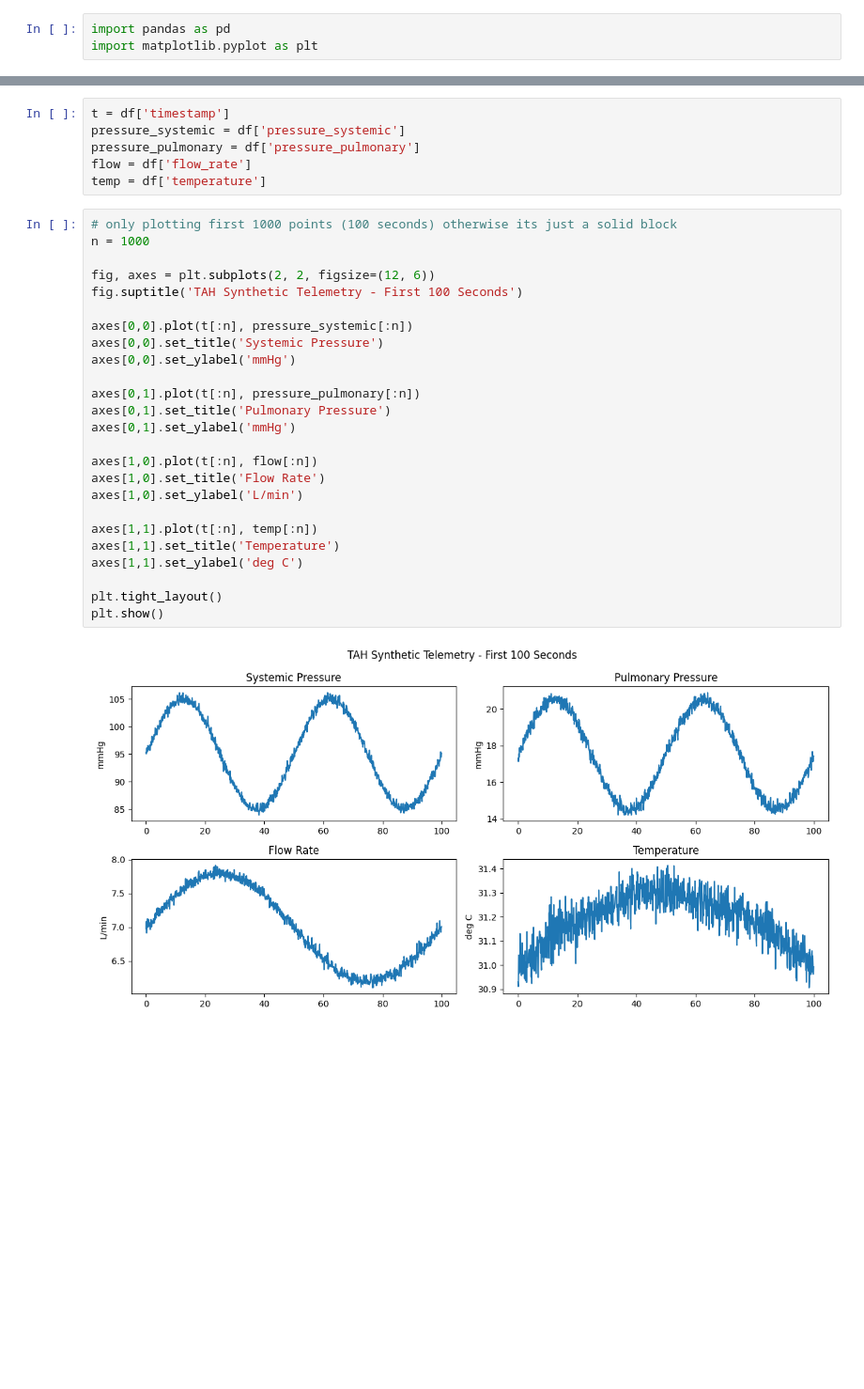
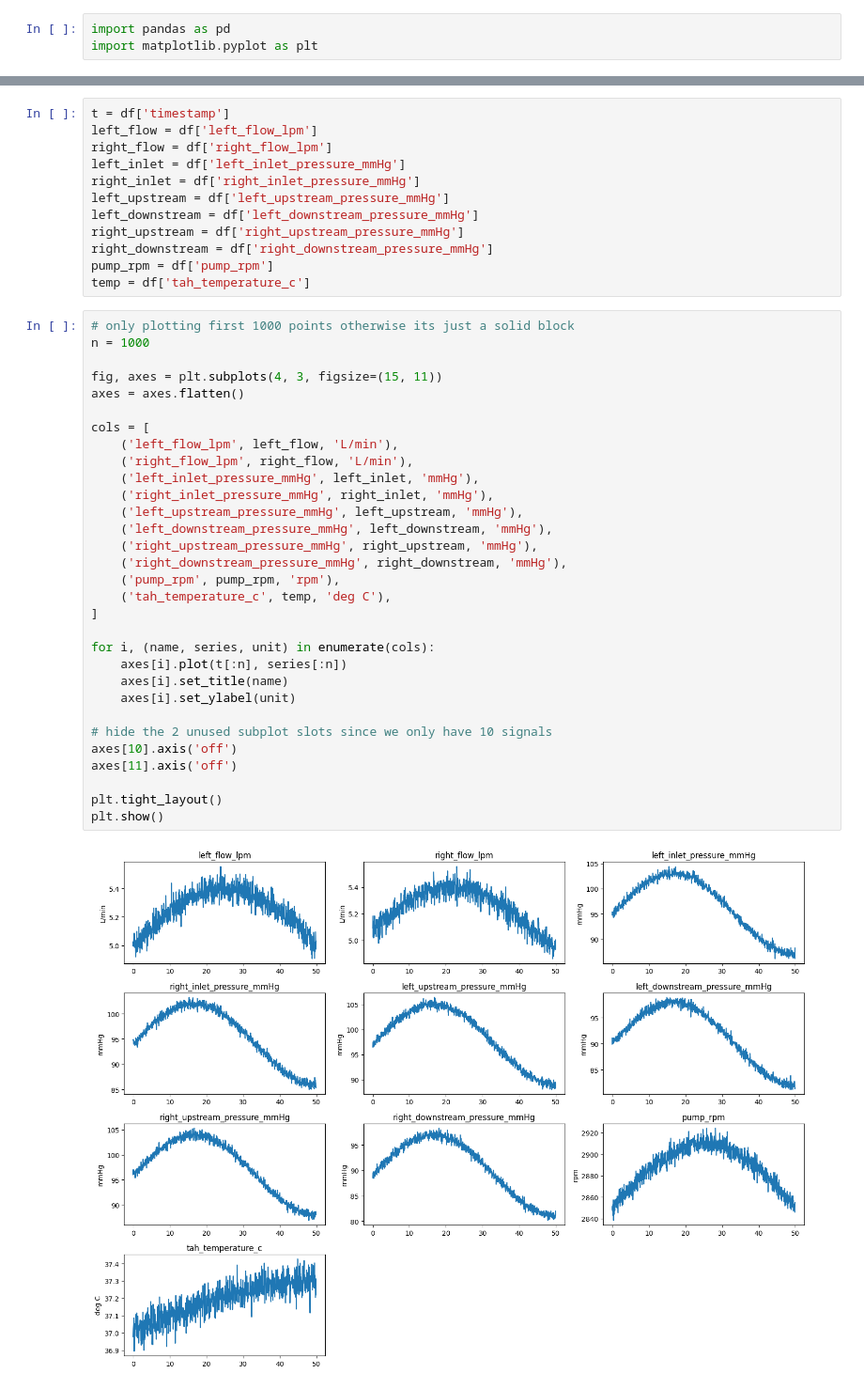
Before and after one commit to MBH-UNSW/Mbh-ml, a Jupyter notebook: SDG/SDG_visualiser.ipynb, the cells around one changed output, grey strips where cells are left out. Shown at 94% size. Drawn from its saved outputs; the diff is of its cells as text; blank space fills up the shorter version.

```diff
--- a/SDG/SDG_visualiser.ipynb
+++ b/SDG/SDG_visualiser.ipynb
@@ -16,33 +13,45 @@ df.head()
 # %%
 t = df['timestamp']
-pressure_systemic = df['pressure_systemic']
-pressure_pulmonary = df['pressure_pulmonary']
-flow = df['flow_rate']
-temp = df['temperature']
+left_flow = df['left_flow_lpm']
+right_flow = df['right_flow_lpm']
+left_inlet = df['left_inlet_pressure_mmHg']
+right_inlet = df['right_inlet_pressure_mmHg']
+left_upstream = df['left_upstream_pressure_mmHg']
+left_downstream = df['left_downstream_pressure_mmHg']
+right_upstream = df['right_upstream_pressure_mmHg']
+right_downstream = df['right_downstream_pressure_mmHg']
+pump_rpm = df['pump_rpm']
+temp = df['tah_temperature_c']
 # %%
-# only plotting first 1000 points (100 seconds) otherwise its just a solid block
+# only plotting first 1000 points otherwise its just a solid block
 n = 1000
 
-fig, axes = plt.subplots(2, 2, figsize=(12, 6))
-fig.suptitle('TAH Synthetic Telemetry - First 100 Seconds')
+fig, axes = plt.subplots(4, 3, figsize=(15, 11))
+axes = axes.flatten()
 
-axes[0,0].plot(t[:n], pressure_systemic[:n])
-axes[0,0].set_title('Systemic Pressure')
-axes[0,0].set_ylabel('mmHg')
+cols = [
+    ('left_flow_lpm', left_flow, 'L/min'),
+    ('right_flow_lpm', right_flow, 'L/min'),
+    ('left_inlet_pressure_mmHg', left_inlet, 'mmHg'),
+    ('right_inlet_pressure_mmHg', right_inlet, 'mmHg'),
+    ('left_upstream_pressure_mmHg', left_upstream, 'mmHg'),
+    ('left_downstream_pressure_mmHg', left_downstream, 'mmHg'),
+    ('right_upstream_pressure_mmHg', right_upstream, 'mmHg'),
+    ('right_downstream_pressure_mmHg', right_downstream, 'mmHg'),
+    ('pump_rpm', pump_rpm, 'rpm'),
+    ('tah_temperature_c', temp, 'deg C'),
+]
 
-axes[0,1].plot(t[:n], pressure_pulmonary[:n])
-axes[0,1].set_title('Pulmonary Pressure')
-axes[0,1].set_ylabel('mmHg')
+for i, (name, series, unit) in enumerate(cols):
+    axes[i].plot(t[:n], series[:n])
+    axes[i].set_title(name)
+    axes[i].set_ylabel(unit)
 
-axes[1,0].plot(t[:n], flow[:n])
-axes[1,0].set_title('Flow Rate')
-axes[1,0].set_ylabel('L/min')
-
-axes[1,1].plot(t[:n], temp[:n])
-axes[1,1].set_title('Temperature')
-axes[1,1].set_ylabel('deg C')
+# hide the 2 unused subplot slots since we only have 10 signals
+axes[10].axis('off')
+axes[11].axis('off')
 
 plt.tight_layout()
 plt.show()
 # %% [output]
-[figure, old version]
+[figure, new version]
```
Also changed, not shown: parts of 3 cells of this notebook, 4 other files.
